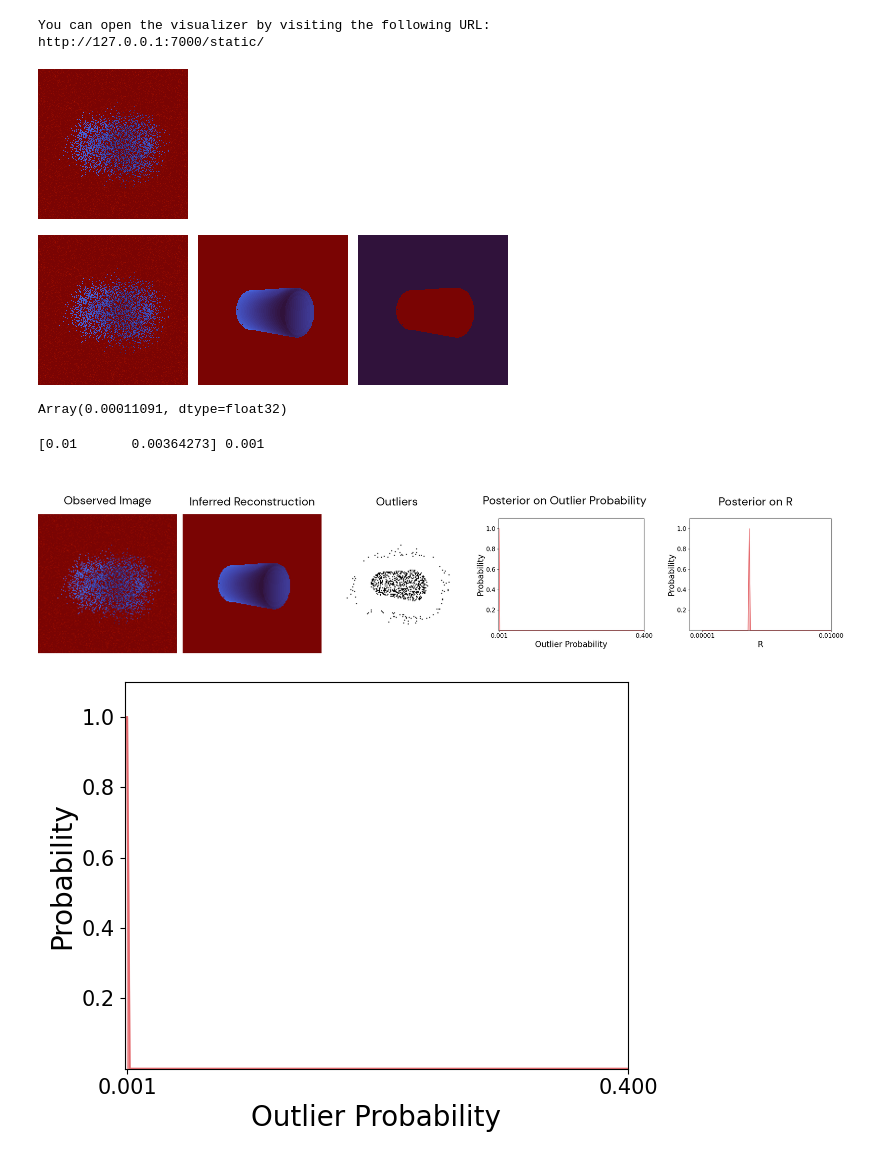
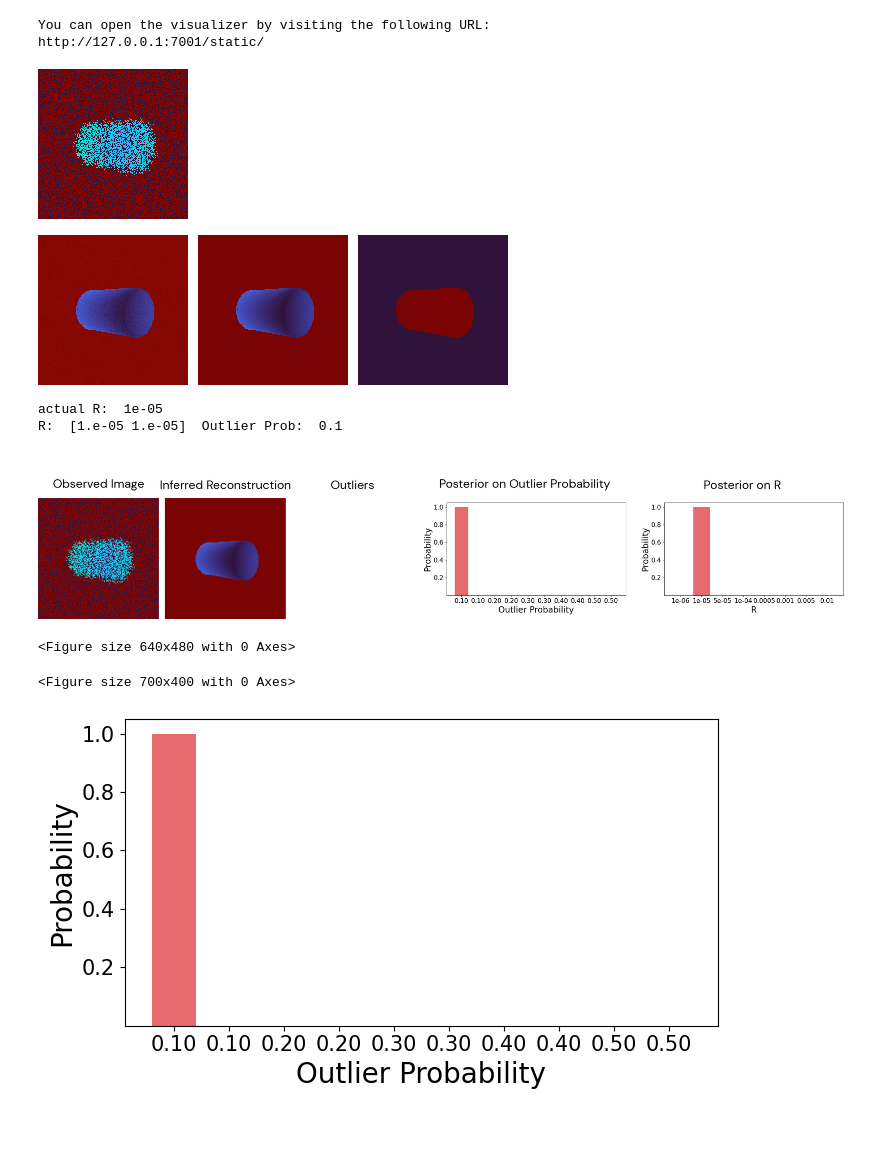
Before and after one commit to probcomp/bayes3d, a Jupyter notebook: experiments/p_outlier_posterior/r_per_object.ipynb, the cells around one changed output. Saved outputs shown, nothing was run; the diff lists cells and outputs as text; code cells hidden in the pictures; blank space fills up the shorter version.

```diff
--- a/experiments/p_outlier_posterior/r_per_object.ipynb
+++ b/experiments/p_outlier_posterior/r_per_object.ipynb
@@ -34,6 +32,6 @@ Increasing frame buffer size to (width, height, depth) = (160, 160, 1024)
-# %%
-j.meshcat.setup_visualizer()
-# %% [output]
-You can open the visualizer by visiting the following URL:
-http://127.0.0.1:7000/static/
+# %%
+j.meshcat.setup_visualizer()
+# %% [output]
+You can open the visualizer by visiting the following URL:
+http://127.0.0.1:7001/static/
 # %%
@@ -92,40 +88,36 @@ object_pose2 = j.distributions.gaussian_vmf_sample(
     0.001, 0.1
 )
 
-
 GT_ID = 3
 
-observed_depth = renderer.render_multiobject(
+original_observed_depth = renderer.render_multiobject(
     jnp.array([object_pose]),
     [GT_ID]
 )[...,2]
-observed_image = j.t3d.unproject_depth(observed_depth, intrinsics)
+original_observed_image = j.t3d.unproject_depth(original_observed_depth, intrinsics)
 
-# observed_depth = renderer.render_multiobject(
+# original_observed_depth = renderer.render_multiobject(
 #     jnp.array([object_pose, object_pose2]),
 #     [GT_ID, 16]
 # )[...,2]
+# original_observed_image = j.t3d.unproject_depth(original_observed_depth, intrinsics)
 
-# noise = jax.random.normal(jax.random.PRNGKey(10), observed_depth.shape) * 0.0
-# observed_depth = observed_depth.at[observed_depth < intrinsics.near].set(intrinsics.far)
-# observed_image = j.t3d.unproject_depth_jit(observed_depth + noise, intrinsics)
-# observed_image_viz = j.get_depth_image(observed_image[:,:,2],max=intrinsics.far)
-# observed_image_viz
-
-GT_R = 0.0001
-point_cloud = observed_image.reshape(-1,3)
+GT_R = 0.00001
+point_cloud = original_observed_image.reshape(-1,3)
 noise = jax.vmap(
     lambda key: jax.random.multivariate_normal(
         key, jnp.zeros(3), jnp.eye(3) * GT_R
     )
 )(
-    jax.random.split(jax.random.PRNGKey(3), point_cloud.shape[0])
+    jax.random.split(jax.random.PRNGKey(2), point_cloud.shape[0])
 )
 point_cloud_noisy = noise + point_cloud
-observed_depth = j.render_point_cloud(point_cloud_noisy, intrinsics)[:,:,2]
-observed_depth = observed_depth.at[observed_depth < intrinsics.near].set(intrinsics.far)
-observed_image = j.t3d.unproject_depth_jit(observed_depth, intrinsics)
-observed_image_viz = j.get_depth_image(observed_image[:,:,2])
+# point_cloud_noisy = point_cloud
+observed_image = point_cloud_noisy.reshape(original_observed_image.shape)
+# observed_depth = j.render_point_cloud(point_cloud_noisy, intrinsics)[:,:,2]
+# observed_depth = observed_depth.at[observed_depth < intrinsics.near].set(intrinsics.far)
+# observed_image = j.t3d.unproject_depth_jit(observed_depth, intrinsics)
+observed_image_viz = j.get_depth_image(j.render_point_cloud(point_cloud_noisy, intrinsics)[:,:,2])
 observed_image_viz
 # %% [output]
-[figure, old version]
+[figure, new version]
@@ -146,10 +139,16 @@ rendered_image = j.t3d.unproject_depth_jit(rendered_depth, intrinsics)
 rendered_image_viz = j.get_depth_image(rendered_image[:,:,2],max=intrinsics.far)
 j.hstack_images(
     [
-        observed_image_viz,
+        j.get_depth_image(observed_image[:,:,2]),
         rendered_image_viz,
         j.get_depth_image(rendered_seg)
     ]
 )
 # %% [output]
-[figure, old version]
+[figure, new version]
+# %%
+R2 = jnp.array([0.000001, 0.00001, 0.00005, 0.0001, 0.0005, 0.001, 0.005, 0.01])
+R1 = jnp.ones_like(R2) * 0.00001
+R = jnp.vstack([R1.T, R2.T]).T
+OUTLIER_PROBS = jnp.linspace(0.1, 0.5, 10)
+OUTLIER_VOLUME = 1.0
@@ -156,45 +160,37 @@ j.hstack_images(
 # %%
-R0 = jnp.linspace(0.01, 0.01, 100)
-R1 = jnp.linspace(0.00001, 0.01, 100)
-# R0 = R1
-R = jnp.vstack([R0, R1]).T
-OUTLIER_PROBS = jnp.linspace(0.001, 0.4, 200)
-OUTLIER_VOLUME = 1000.0
-
 p = likelihood_jit(observed_image, rendered_image, rendered_seg, R, OUTLIER_PROBS, OUTLIER_VOLUME)
-# %%
-R1[jnp.abs(R1 - GT_R).argmin()]
-# %% [output]
-Array(0.00011091, dtype=float32)
 # %%
-p = likelihood_jit(observed_image, rendered_image, rendered_seg, R, OUTLIER_PROBS, OUTLIER_VOLUME)
 ii,jj = jnp.unravel_index(p.argmax(), p.shape)
 best_r, best_outlier_prob = (R[ii], OUTLIER_PROBS[jj])
-print(best_r, best_outlier_prob)
+print("actual R: ", GT_R)
+print("R: ", best_r, " Outlier Prob: ", best_outlier_prob)
 r_viz = make_r_posterior_graph(R[:,1], j.utils.normalize_log_scores(p).sum(1))
-outlier_prob_viz = make_outlier_posterior_graph(OUTLIER_PROBS, j.utils.normalize_log_scores(p).sum(0))
+outlier_prob_viz = make_outlier_posterior_graph(OUTLIER_PROBS, j.utils.normalize_log_scores(p).sum(0));
 
-mixture_probs = j.gaussian_mixture_image(observed_image, rendered_image, rendered_seg, best_r)
+mixture_probs = j.gaussian_mixture_image(observed_image, rendered_image, rendered_seg,best_r)
 outliers = (
     mixture_probs * (1.0 - best_outlier_prob)
         <
     (best_outlier_prob / OUTLIER_VOLUME)
 )
 outlier_viz = j.get_depth_image(1.0 * outliers, cmap=matplotlib.colormaps['Greys'])
 
 height_factor = outlier_prob_viz.height / observed_image_viz.height
 panel = j.multi_panel(
     [
         j.scale_image(observed_image_viz,height_factor),
         j.scale_image(rendered_image_viz,height_factor),
         j.scale_image(outlier_viz,height_factor),
         outlier_prob_viz, r_viz],
     labels=["Observed Image", "Inferred Reconstruction", "Outliers", "Posterior on Outlier Probability", "Posterior on R"],
     label_fontsize=40,
     middle_width = 20
 )
 panel
 # %% [output]
-[0.01       0.00364273] 0.001
+actual R:  1e-05
+R:  [1.e-05 1.e-05]  Outlier Prob:  0.1
-[figure, old version]
+[figure, new version]
+<Figure size 640x480 with 0 Axes>
+<Figure size 700x400 with 0 Axes>
-[figure, old version]
+[figure, new version]
```
Also changed, not shown: parts of 7 cells of this notebook, 5 other files.
